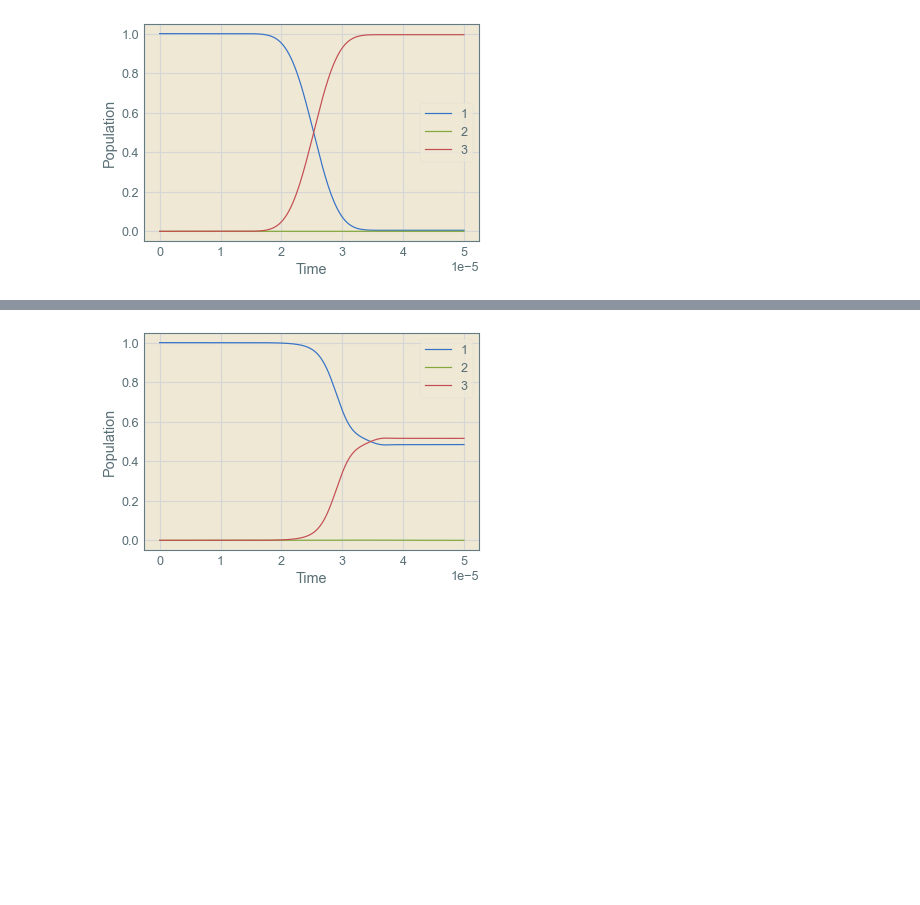
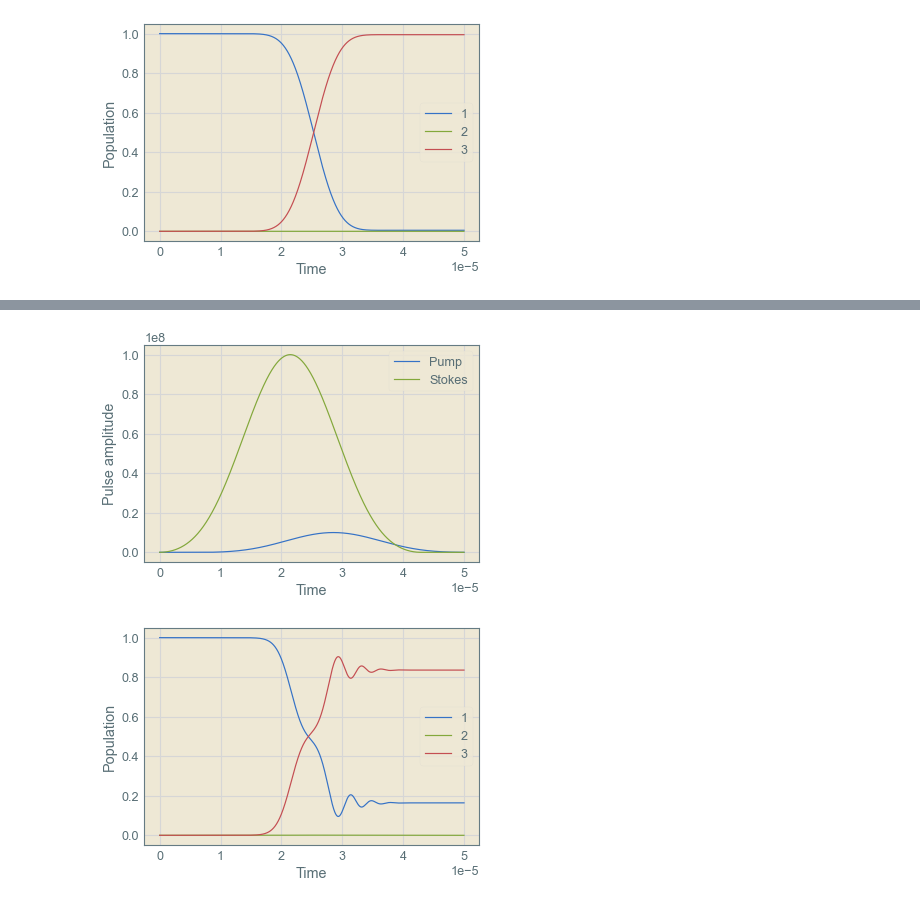
Before and after one commit to mahadevans2432/Quantum-Optics, a Jupyter notebook: STIRAP.ipynb, the cells around one changed output, grey strips where cells are left out. Cells and saved outputs as stored; diff of their text form; code cells hidden in the pictures; blank space fills up the shorter version.

```diff
--- a/STIRAP.ipynb
+++ b/STIRAP.ipynb
@@ -191,12 +191,12 @@ try_1.final_plot()
 [figure]
 # %%
 #Dependency of efficiency on delta for unequal rabi frequencies
-deltas = np.linspace(0,0.35*10**7,100)
-effi = []
+deltas = np.linspace(0,0.35*10**7,25)
+effi_d = []
 for d in deltas:
     trial = STIRAP(True,100*10**6,10*10**6,0,hfs,F_3,5*10**(-5),4*10**(-5),1*10**(-5),10**9,0,d)
     _,e = trial.final_result()
-    effi.append(e)
-plt.plot(deltas,effi)
+    effi_d.append(e)
+plt.plot(deltas,effi_d)
 # %% [output]
 [<matplotlib.lines.Line2D at 0x...>]
@@ -207,0 +204,9 @@ deltas[effi.index(max(effi))]
+# %%
+#Dependency of efficiency on delta for unequal rabi frequencies
+overlaps = np.linspace(0,1*10**(-5),100)
+effi_o = []
+for o in overlaps:
+    trial = STIRAP(True,100*10**6,10*10**6,0,hfs,F_3,5*10**(-5),5*10**(-5)-o,o,10**9,0,deltas[effi_d.index(max(effi_d))])
+    _,e = trial.final_result()
+    effi_o.append(e)
+plt.plot(overlaps,effi_o)
@@ -208,5 +216,7 @@ deltas[effi.index(max(effi))]
 # %%
-try_2 = STIRAP(False,100*10**6,10*10**6,0,hfs,F_3,5*10**(-5),4*10**(-5),1*10**(-5),10**9,0,deltas[effi.index(max(effi))])
+try_2 = STIRAP(True,100*10**6,10*10**6,0,hfs,F_3,5*10**(-5),5*10**(-5)-overlaps[effi_o.index(max(effi_o))],overlaps[effi_o.index(max(effi_o))],10**9,0,deltas[effi_d.index(max(effi_d))])
+try_2.plot_pulse()
 try_2.final_plot()
 # %% [output]
-[figure, old version]
+[figure, new version]
+[figure, added]
```
Also changed, not shown: parts of 3 cells of this notebook.
